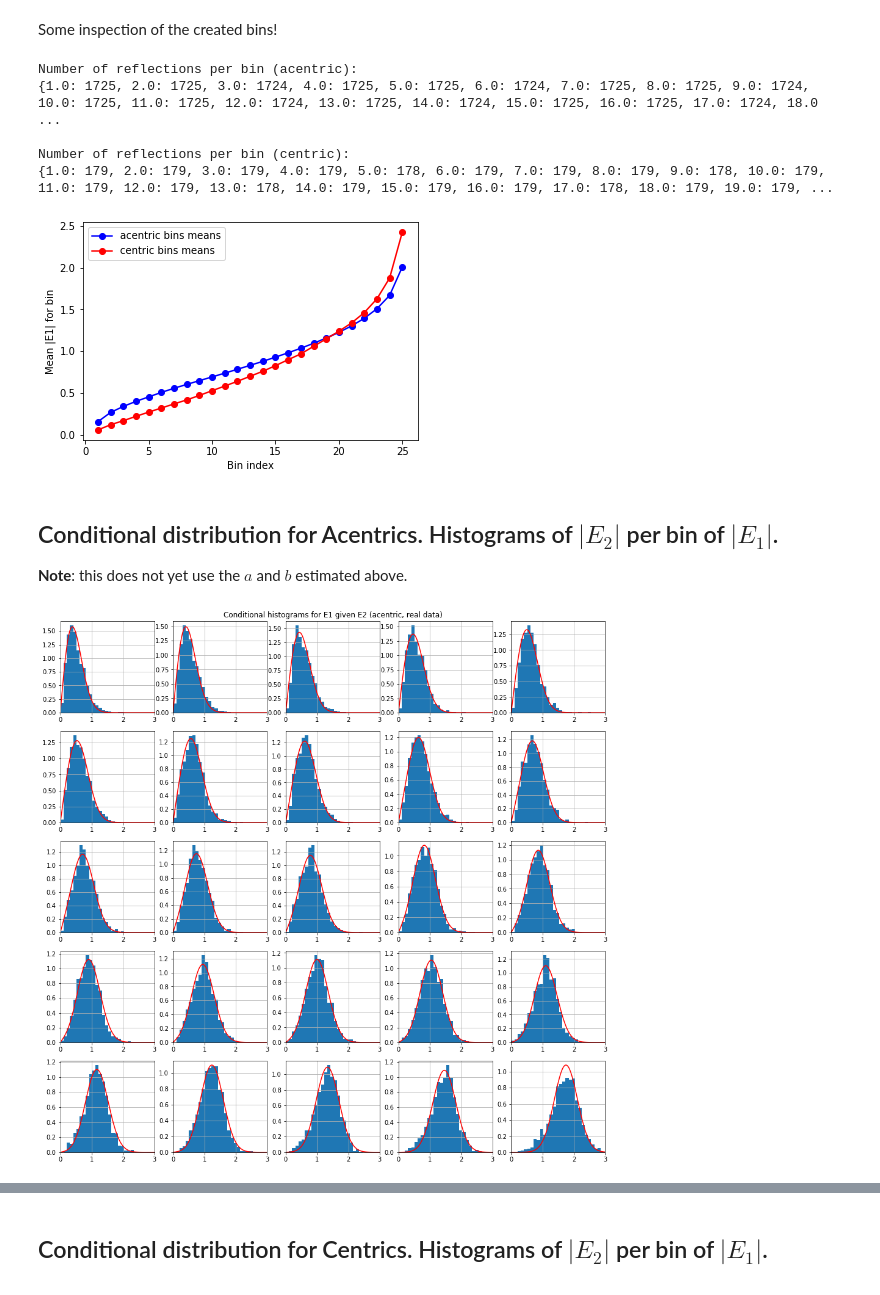
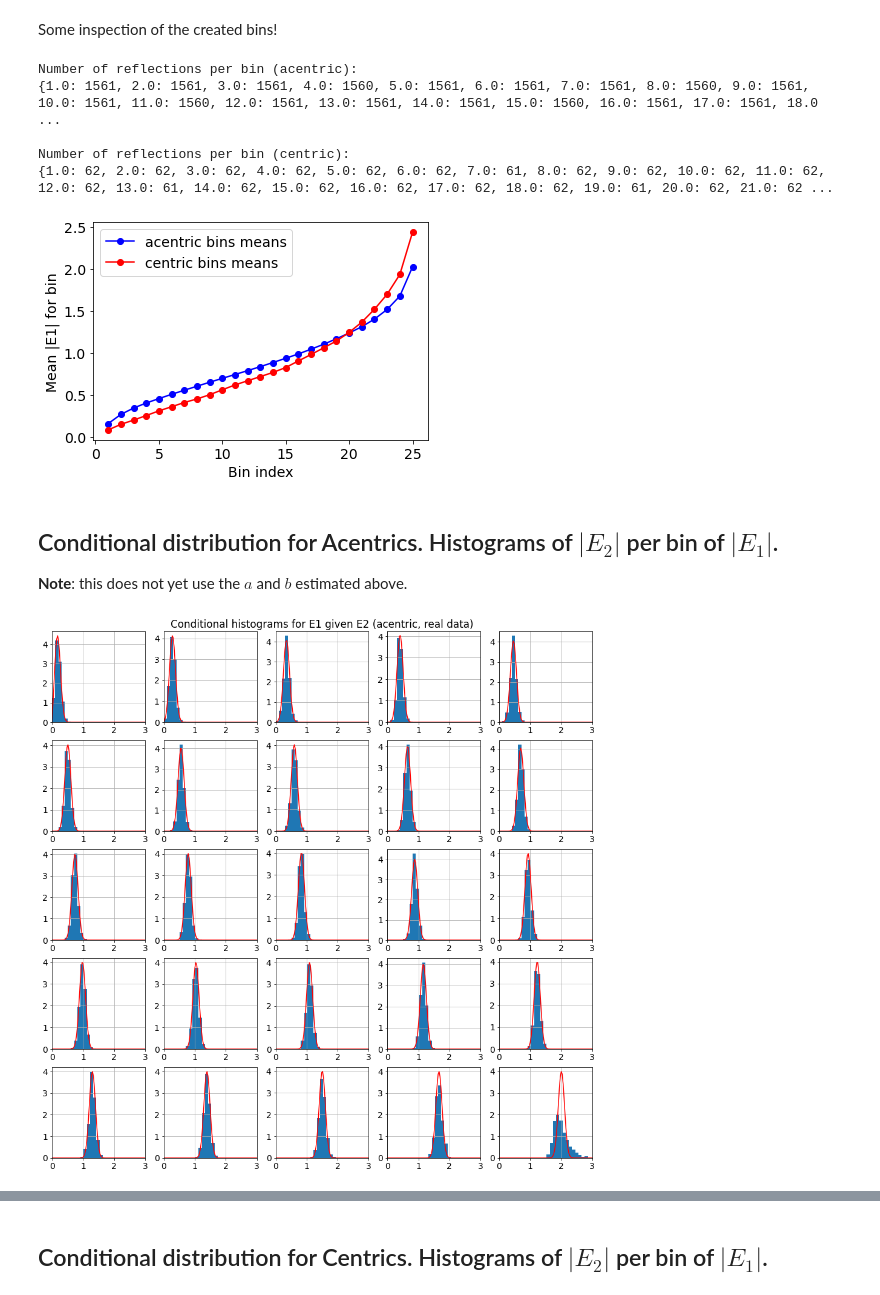
Before and after one commit to Hekstra-Lab/dw, a Jupyter notebook: 3_Fitting_DW_to_paired_data.ipynb, the cells around one changed output, grey strips where cells are left out. Cells and saved outputs as stored; diff of their text form; code cells hidden in the pictures.

```diff
--- a/3_Fitting_DW_to_paired_data.ipynb
+++ b/3_Fitting_DW_to_paired_data.ipynb
@@ -17,5 +17,7 @@ from dw_tools        import fitting_dw, modify_ds
 %load_ext autoreload
 %autoreload 2
 rs.__version__
+
+plt.rcParams.update({'font.size': 14})
 # %% [output]
 Autosaving every 300 seconds
@@ -34,9 +33,9 @@ data_set_pairs = [("5kvx_phases", "5kw3_phases"),\
                   ("4kjk_phases", "4kjj_phases", "4pst_phases", "4pss_phases"),\
                   ("e35cdef_OFF200ns_HD_2sig_varEll","e35cdef_200ns_HD_2sig_varEll")]
 # example 1 fails on kNN regression
-example=5
-mtz1 = data_set_pairs[example][2] # omit .mtz
-mtz2 = data_set_pairs[example][3]
+example=2
+mtz1 = data_set_pairs[example][0] # omit .mtz
+mtz2 = data_set_pairs[example][1]
 ds1 = rs.read_mtz(path + mtz1 + "_scaled.mtz")
 ds2 = rs.read_mtz(path + mtz2 + "_scaled.mtz")
 # %%
@@ -100,0 +120,8 @@ fitting_dw.eff_r_dw_per_hkl(ds1_2,a,b,label=EP2_label, dHKL_label=dHKL_label, in
+# %%
+plt.plot(ds1_2["EP_1_aniso_2_1"],ds1_2["EP_1_aniso_2_2"],'k.',alpha=0.008)
+xl=np.array(plt.xlim())
+plt.plot(xl,xl,'r--')
+plt.grid(); plt.xlim((0,3.2)); plt.ylim((0,3.2))
+plt.xlabel(r'$F_{off}$')
+plt.ylabel(r'$F_{on}$')
+plt.show()
@@ -145,33 +174,33 @@ plt.xlabel("Bin index"); plt.ylabel("Mean |E1| for bin")
 plt.legend(); plt.show()
 # %% [output]
 Number of reflections per bin (acentric):
-{1.0: 1725, 2.0: 1725, 3.0: 1724, 4.0: 1725, 5.0: 1725, 6.0: 1724, 7.0: 1725, 8.0: 1725, 9.0: 1724, 10.0: 1725, 11.0: 1725, 12.0: 1724, 13.0: 1725, 14.0: 1724, 15.0: 1725, 16.0: 1725, 17.0: 1724, 18.0 ...
+{1.0: 1561, 2.0: 1561, 3.0: 1561, 4.0: 1560, 5.0: 1561, 6.0: 1561, 7.0: 1561, 8.0: 1560, 9.0: 1561, 10.0: 1561, 11.0: 1560, 12.0: 1561, 13.0: 1561, 14.0: 1561, 15.0: 1560, 16.0: 1561, 17.0: 1561, 18.0 ...
 
 Number of reflections per bin (centric):
-{1.0: 179, 2.0: 179, 3.0: 179, 4.0: 179, 5.0: 178, 6.0: 179, 7.0: 179, 8.0: 179, 9.0: 178, 10.0: 179, 11.0: 179, 12.0: 179, 13.0: 178, 14.0: 179, 15.0: 179, 16.0: 179, 17.0: 178, 18.0: 179, 19.0: 179, ...
+{1.0: 62, 2.0: 62, 3.0: 62, 4.0: 62, 5.0: 62, 6.0: 62, 7.0: 61, 8.0: 62, 9.0: 62, 10.0: 62, 11.0: 62, 12.0: 62, 13.0: 61, 14.0: 62, 15.0: 62, 16.0: 62, 17.0: 62, 18.0: 62, 19.0: 61, 20.0: 62, 21.0: 62 ...
-[figure, old version]
+[figure, new version]
 # %% [markdown]
 ## Conditional distribution for Acentrics. Histograms of $|E_2|$ per bin of $|E_1|$.
 **Note**: this does not yet use the $a$ and $b$ estimated above.
 # %%
 plt.figure(figsize=(16,16))
 x=np.linspace(0,3,100)
 for i in range(1,nbin+1):
     plt.subplot(5,5,i)
-    rho = 0.85                        # a guess of the corr coef between data sets
+    rho = 0.99                        # a guess of the corr coef between data sets
     r1  = rho*bin_means_acentric[i]  # conditional exp value of E1 given E2
     cond_var = 0.5*(1-rho**2)        # conditional variance  of E1 given E2
 #
     plt.hist(ds1_2.loc[(ds1_2["EP_1_bin"]==i) & ds1_2_acentric, EP2_label],np.linspace(0,5,50),density=True)
     plt.plot(x, rice.pdf(x, r1/np.sqrt(cond_var), scale=np.sqrt(cond_var)),'r-')
     xl=[0,3]
     plt.xlim(xl); plt.grid()
 
 plt.subplot(5,5,3)
 plt.title("Conditional histograms for E1 given E2 (acentric, real data)")
 plt.show()
 # %% [output]
-[figure, old version]
+[figure, new version]
 # %%
 plt.figure(figsize=(16,4))
 x=np.linspace(0,3,100)
```
Also changed, not shown: parts of 10 cells of this notebook, 13 other files.
